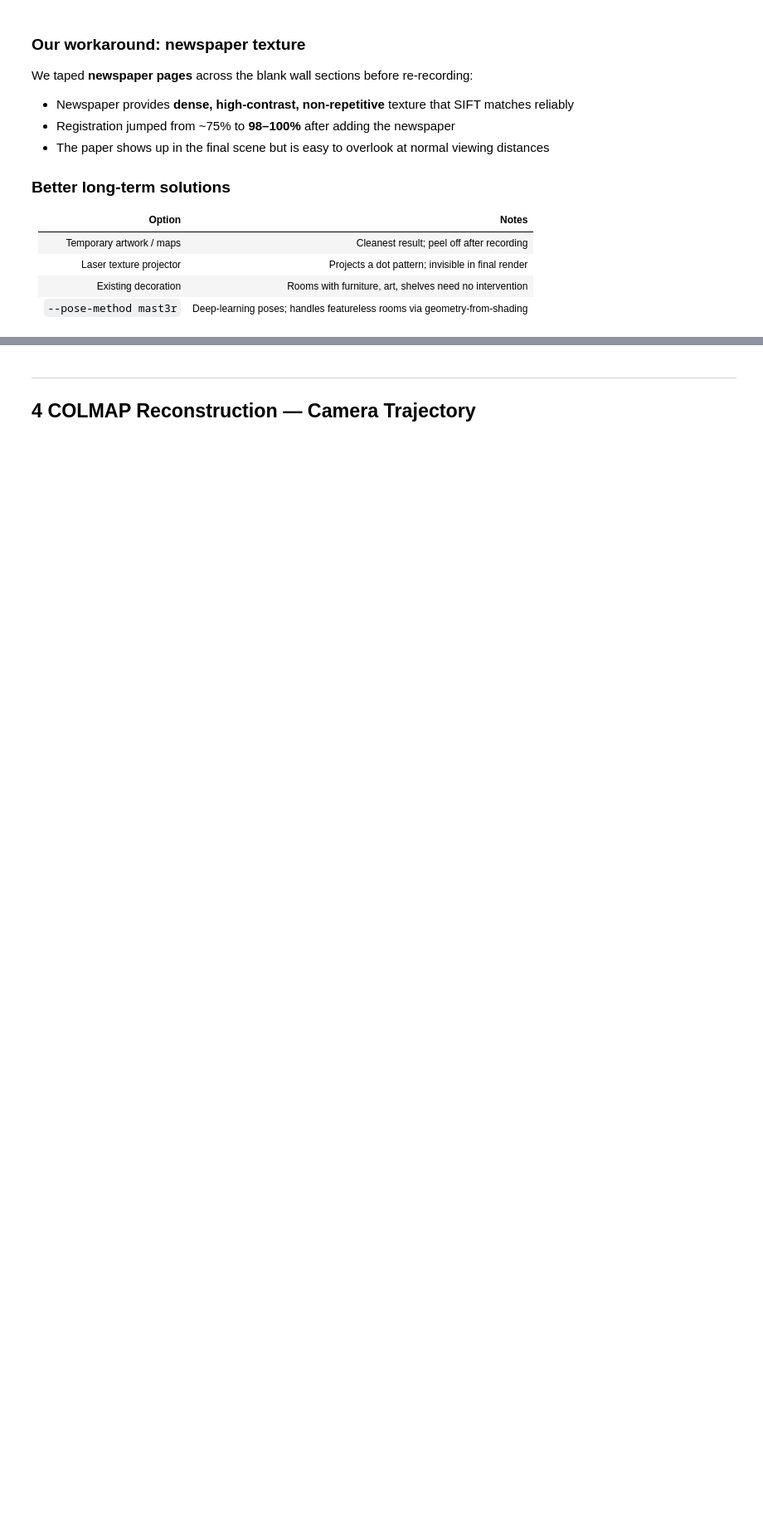
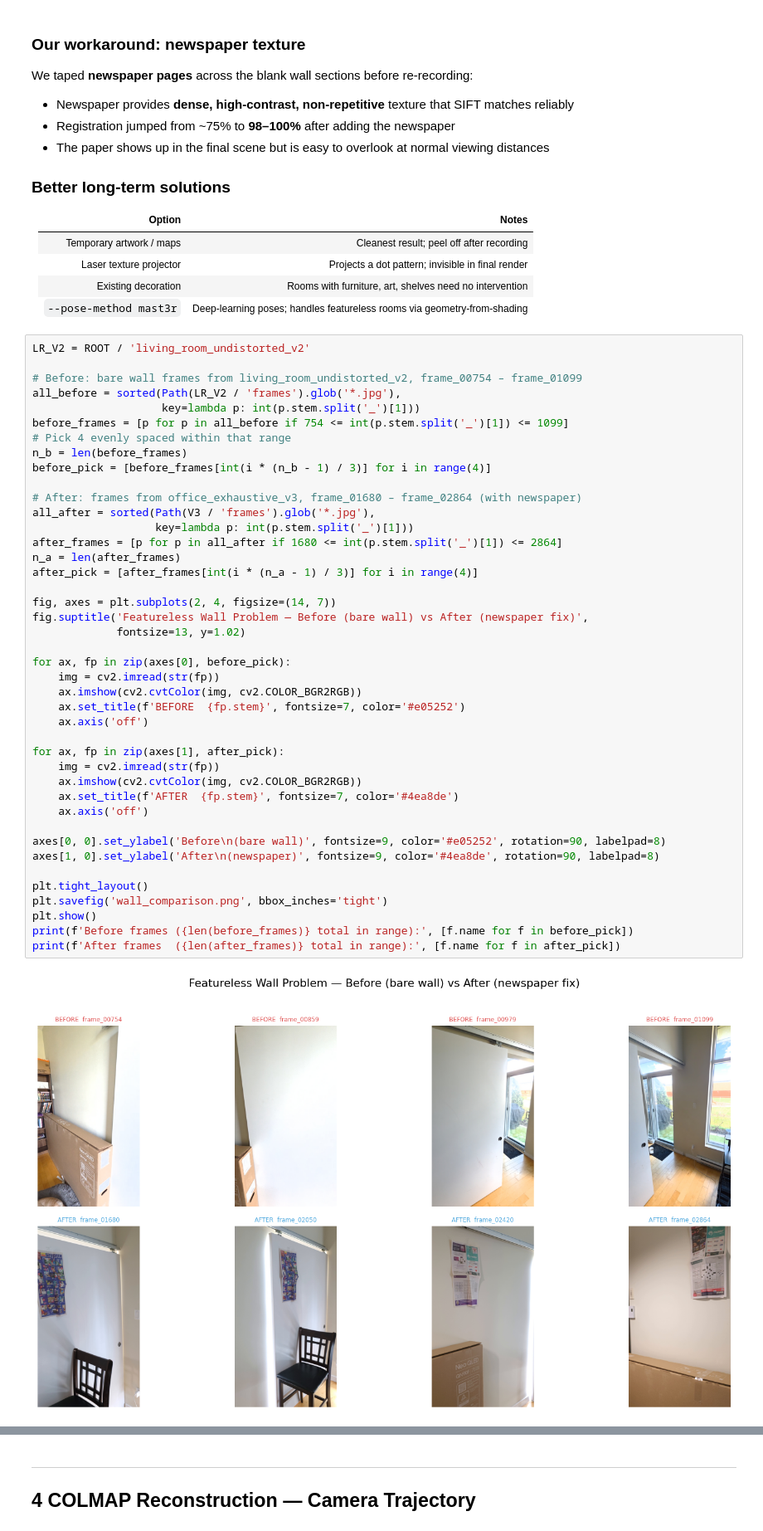
Before and after one commit to Ahmedn1/roomsplat, a Jupyter notebook: notebook/office_tour.ipynb, the cells around one changed output, grey strips where cells are left out. Shown at 83% size. Cells and saved outputs as stored; diff of their text form; blank space fills up the shorter version.

```diff
--- a/notebook/office_tour.ipynb
+++ b/notebook/office_tour.ipynb
@@ -109,3 +118,47 @@ We taped **newspaper pages** across the blank wall sections before re-recording:
 | Laser texture projector | Projects a dot pattern; invisible in final render |
 | Existing decoration | Rooms with furniture, art, shelves need no intervention |
 | `--pose-method mast3r` | Deep-learning poses; handles featureless rooms via geometry-from-shading |
+# %%
+LR_V2 = ROOT / 'living_room_undistorted_v2'
+
+# Before: bare wall frames from living_room_undistorted_v2, frame_00754 – frame_01099
+all_before = sorted(Path(LR_V2 / 'frames').glob('*.jpg'),
+                    key=lambda p: int(p.stem.split('_')[1]))
+before_frames = [p for p in all_before if 754 <= int(p.stem.split('_')[1]) <= 1099]
+# Pick 4 evenly spaced within that range
+n_b = len(before_frames)
+before_pick = [before_frames[int(i * (n_b - 1) / 3)] for i in range(4)]
+
+# After: frames from office_exhaustive_v3, frame_01680 – frame_02864 (with newspaper)
+all_after = sorted(Path(V3 / 'frames').glob('*.jpg'),
+                   key=lambda p: int(p.stem.split('_')[1]))
+after_frames = [p for p in all_after if 1680 <= int(p.stem.split('_')[1]) <= 2864]
+n_a = len(after_frames)
+after_pick = [after_frames[int(i * (n_a - 1) / 3)] for i in range(4)]
+
+fig, axes = plt.subplots(2, 4, figsize=(14, 7))
+fig.suptitle('Featureless Wall Problem — Before (bare wall) vs After (newspaper fix)',
+             fontsize=13, y=1.02)
+
+for ax, fp in zip(axes[0], before_pick):
+    img = cv2.imread(str(fp))
+    ax.imshow(cv2.cvtColor(img, cv2.COLOR_BGR2RGB))
+    ax.set_title(f'BEFORE  {fp.stem}', fontsize=7, color='#e05252')
+    ax.axis('off')
+
+for ax, fp in zip(axes[1], after_pick):
+    img = cv2.imread(str(fp))
+    ax.imshow(cv2.cvtColor(img, cv2.COLOR_BGR2RGB))
+    ax.set_title(f'AFTER  {fp.stem}', fontsize=7, color='#4ea8de')
+    ax.axis('off')
+
+axes[0, 0].set_ylabel('Before\n(bare wall)', fontsize=9, color='#e05252', rotation=90, labelpad=8)
+axes[1, 0].set_ylabel('After\n(newspaper)', fontsize=9, color='#4ea8de', rotation=90, labelpad=8)
+
+plt.tight_layout()
+plt.savefig('wall_comparison.png', bbox_inches='tight')
+plt.show()
+print(f'Before frames ({len(before_frames)} total in range):', [f.name for f in before_pick])
+print(f'After frames  ({len(after_frames)} total in range):', [f.name for f in after_pick])
+# %% [output]
+[figure, added]
```
Also changed, not shown: parts of 9 cells of this notebook, 6 other files.
